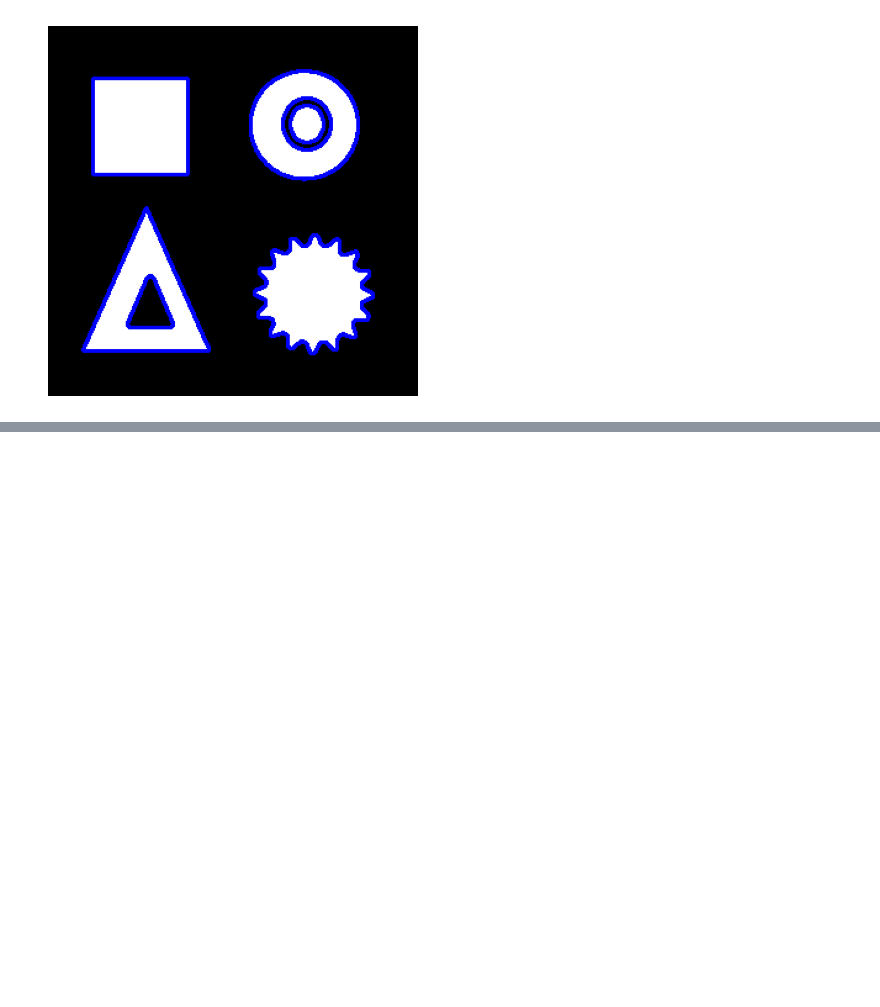
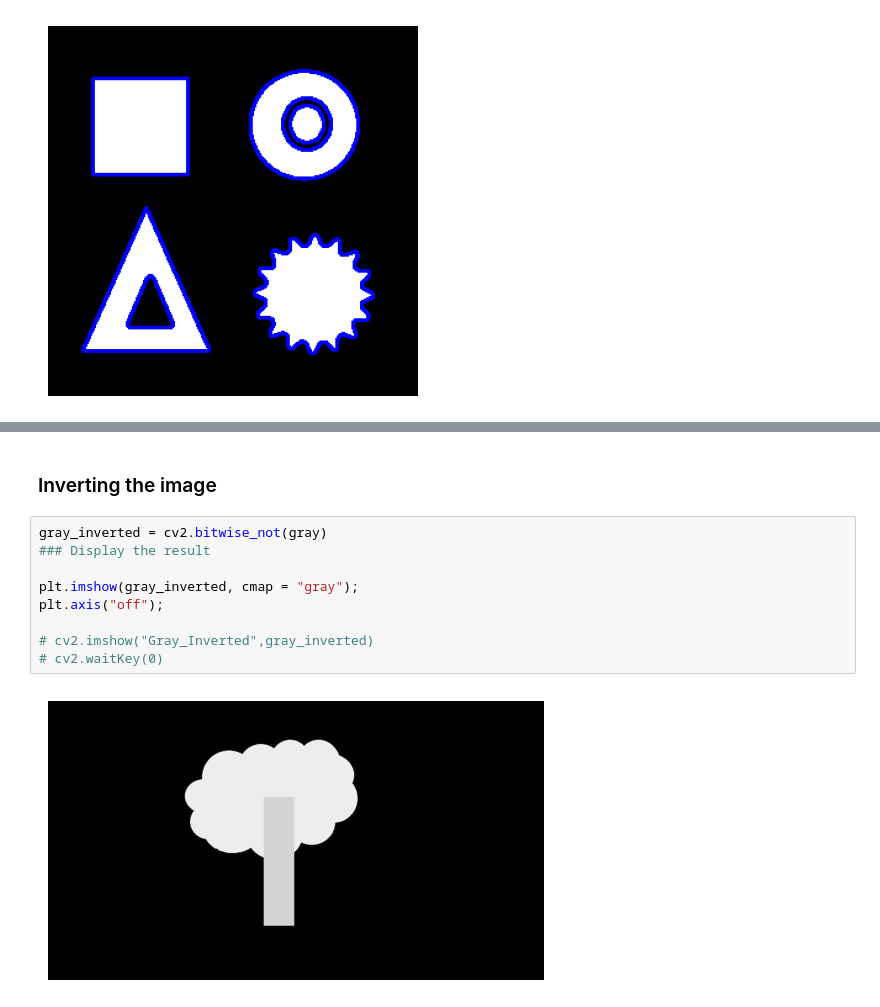
Before and after one commit to HordesOfGhost/Learning_OpenCV, a Jupyter notebook: Contours/Learning_Countours_1.ipynb, the cells around one changed output, grey strips where cells are left out. Drawn from its saved outputs; the diff is of its cells as text; blank space fills up the shorter version.

```diff
--- a/Contours/Learning_Countours_1.ipynb
+++ b/Contours/Learning_Countours_1.ipynb
@@ -97,0 +139,13 @@ Number of contours found in RETR_TREE = 7
+# %% [markdown]
+### Inverting the image
+# %%
+gray_inverted = cv2.bitwise_not(gray)
+### Display the result
+
+plt.imshow(gray_inverted, cmap = "gray");
+plt.axis("off");
+
+# cv2.imshow("Gray_Inverted",gray_inverted)
+# cv2.waitKey(0)
+# %% [output]
+[figure, added]
```
Also changed, not shown: parts of 24 cells of this notebook, 6 other files.
